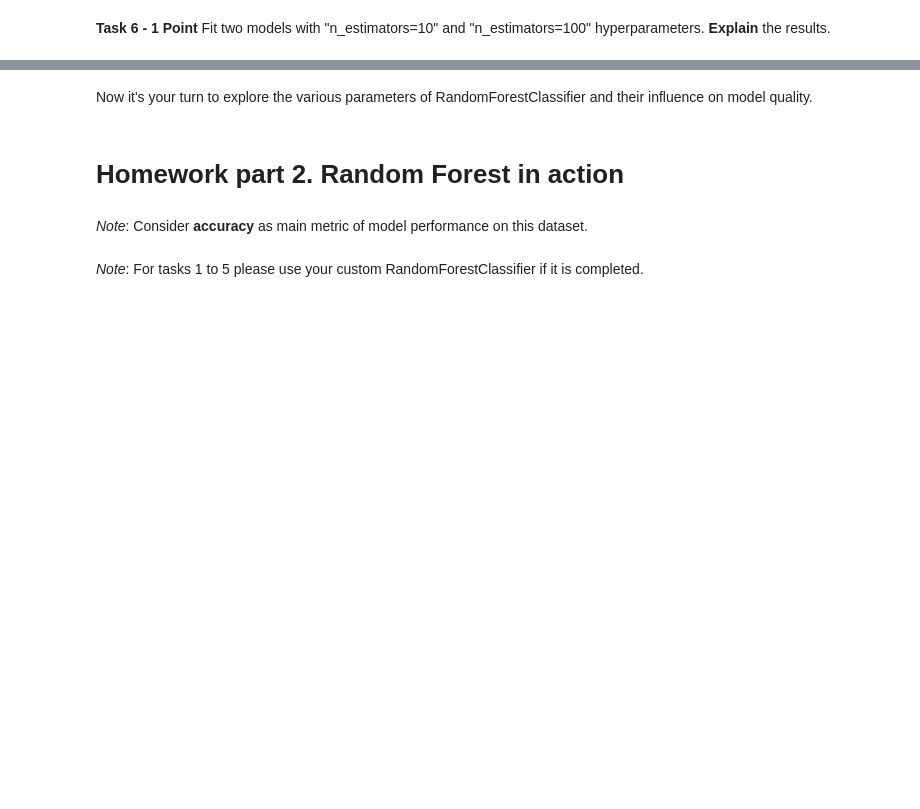
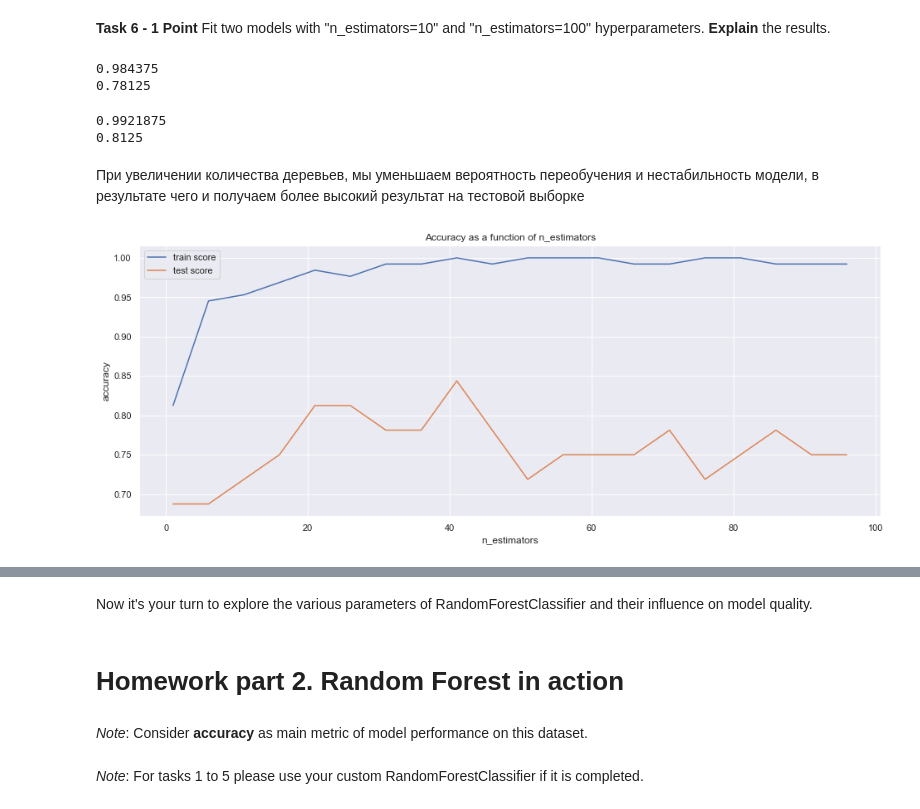
Before and after one commit to NataLobster/ml-intro, a Jupyter notebook: rf_classifier.ipynb, the cells around one changed output, grey strips where cells are left out. Drawn from its saved outputs; the diff is of its cells as text; code cells hidden in the pictures; blank space fills up the shorter version.

```diff
--- a/rf_classifier.ipynb
+++ b/rf_classifier.ipynb
@@ -504,0 +555,5 @@ class RandomForestClassifier(object):
+# %%
+model = RandomForestClassifier(n_estimators=10, max_depth=4, feature_frac=None,criterion="entropy", random_gen=rng)
+model.fit(X_train, y_train)
+y_pred = model.predict(X_train)
+accuracy_score(y_train, y_pred)
@@ -512,0 +573,48 @@ tests.test_random_forest(RandomForestClassifier)
+# %%
+# Your code here
+model = RandomForestClassifier(n_estimators=10, max_depth=4, criterion="entropy", random_gen=rng)
+model.fit(X_train, y_train)
+y_pred = model.predict(X_train)
+print(accuracy_score(y_train, y_pred))
+y_pred = model.predict(X_test)
+print(accuracy_score(y_test, y_pred))
+# %% [output]
+0.984375
+0.78125
+# %%
+# Your code here
+model = RandomForestClassifier(n_estimators=100, max_depth=4, criterion="entropy",  random_gen=rng)
+model.fit(X_train, y_train)
+y_pred = model.predict(X_train)
+print(accuracy_score(y_train, y_pred))
+y_pred = model.predict(X_test)
+print(accuracy_score(y_test, y_pred))
+# %% [output]
+0.9921875
+0.8125
+# %% [markdown]
+При увеличении количества деревьев, мы уменьшаем вероятность переобучения и нестабильность модели, в результате чего и получаем
+более высокий результат на тестовой выборке
+# %%
+def plot_metrics_on_depths(criterion='gini'):
+    n_estimators, train_scores, test_scores = [], [], []
+    for n_estimator in range(1, 100, 5):
+        n_estimators.append(n_estimator)
+        model = RandomForestClassifier(n_estimators=n_estimator, criterion=criterion, max_depth=4)
+        model.fit(X_train, y_train)
+        train_scores.append(accuracy_score(y_train, model.predict(X_train)))
+        y_pred = model.predict(X_test)
+        test_scores.append(accuracy_score(y_test, y_pred))
+    res_metrics = pd.DataFrame(data={'train': train_scores, 'test': test_scores}, index=n_estimators)
+    sns.set(rc={'figure.figsize':(16, 6)})
+    plt.plot(res_metrics['train'], label='train score')
+    plt.plot(res_metrics['test'], label='test score')
+    plt.title("Accuracy as a function of n_estimators")
+    plt.xlabel('n_estimators')
+    plt.ylabel('accuracy')
+    plt.legend()
+    plt.show();
+# %%
+plot_metrics_on_depths('gini')
+# %% [output]
+[figure, added]
```
Also changed, not shown: parts of 29 cells of this notebook.
